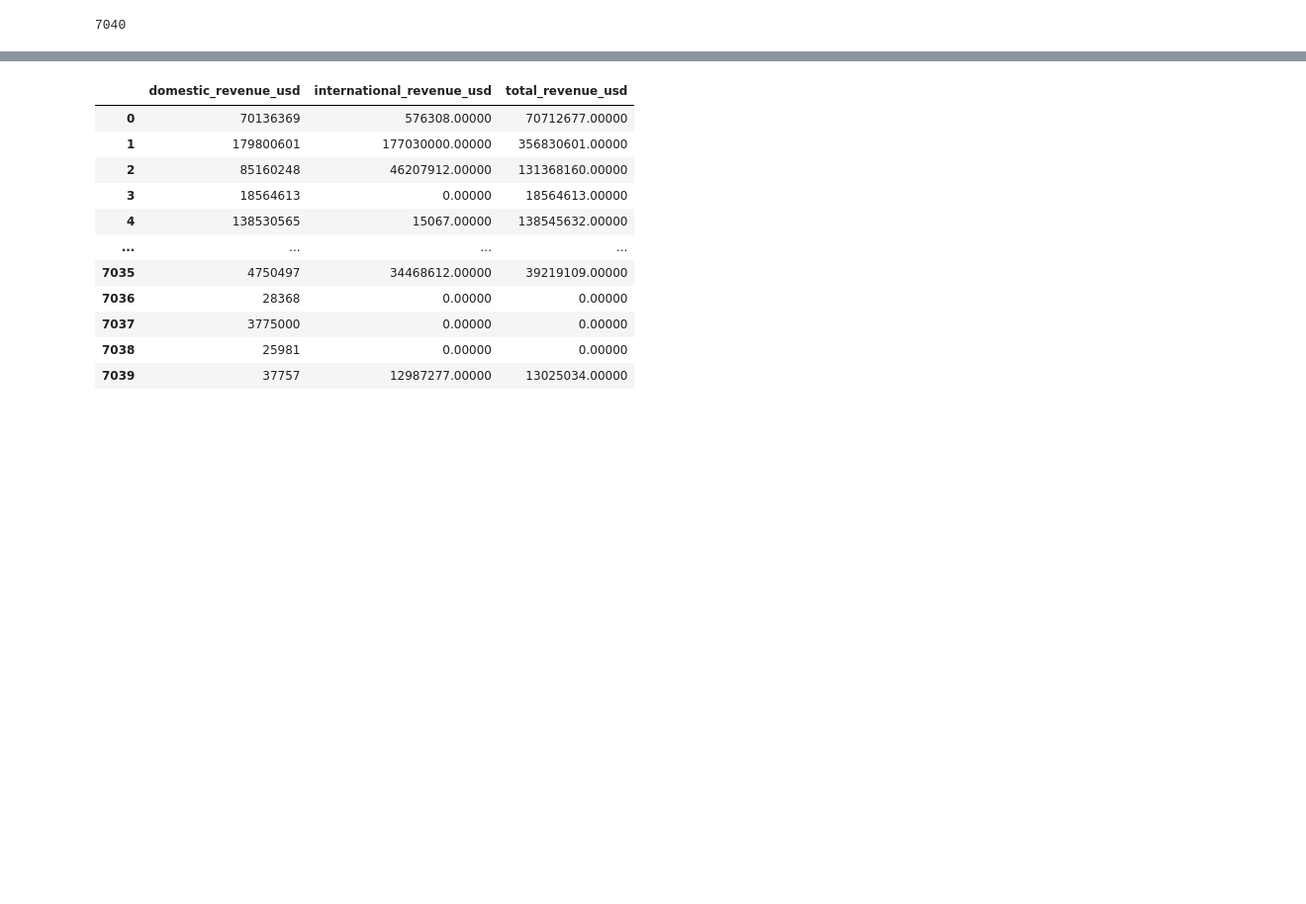
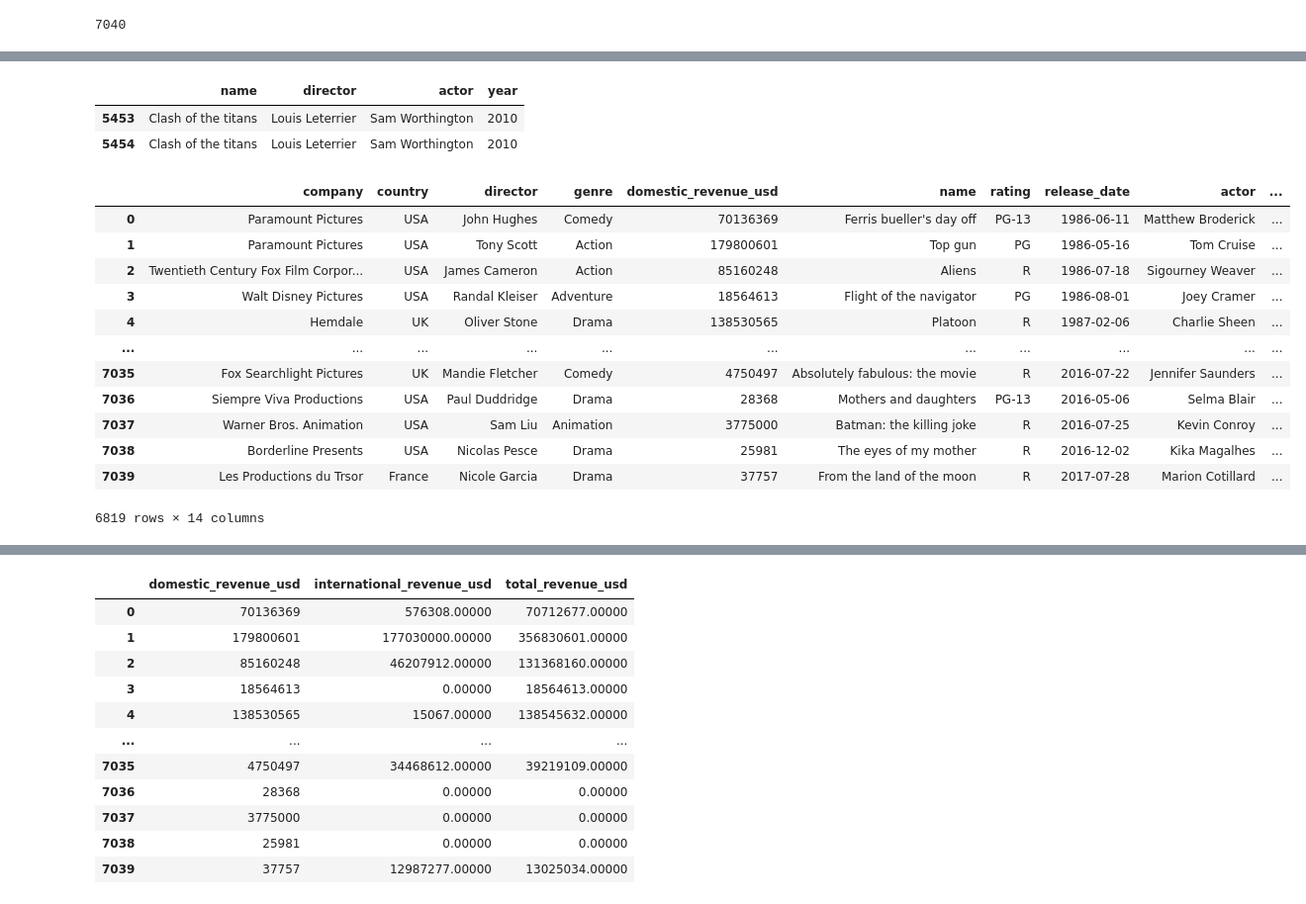
Before and after one commit to IrinaUX/Group7-ETL-Project, a Jupyter notebook: ETL_final.ipynb, the cells around one changed output, grey strips where cells are left out. Shown: that part at 99% size. Saved outputs shown, nothing was run; the diff lists cells and outputs as text; code cells hidden in the pictures; blank space fills up the shorter version.

```diff
--- a/ETL_final.ipynb
+++ b/ETL_final.ipynb
@@ -428,0 +456,26 @@ combined_gross_info['international_revenue_usd'] = \
+# %%
+# Get all the data for the duplicate movie
+dupl_df = temp_table.loc[movies["name"] == "Clash of the titans"]
+dupl_df
+# %% [output]
+|  | name | director | actor | year |
+| 5453 | Clash of the titans | Louis Leterrier | Sam Worthington | 2010 |
+| 5454 | Clash of the titans | Louis Leterrier | Sam Worthington | 2010 |
+# %%
+# Remove the duplicates
+clean_combined_df = combined_gross_info.drop_duplicates(subset=['name','director','year'], keep='first')
+clean_combined_df
+# %% [output]
+|  | company | country | director | genre | domestic_revenue_usd | name | rating | release_date | actor | ... |
+| 0 | Paramount Pictures | USA | John Hughes | Comedy | 70136369 | Ferris bueller's day off | PG-13 | 1986-06-11 | Matthew Broderick | ... |
+| 1 | Paramount Pictures | USA | Tony Scott | Action | 179800601 | Top gun | PG | 1986-05-16 | Tom Cruise | ... |
+| 2 | Twentieth Century Fox Film Corpor... | USA | James Cameron | Action | 85160248 | Aliens | R | 1986-07-18 | Sigourney Weaver | ... |
+| 3 | Walt Disney Pictures | USA | Randal Kleiser | Adventure | 18564613 | Flight of the navigator | PG | 1986-08-01 | Joey Cramer | ... |
+| 4 | Hemdale | UK | Oliver Stone | Drama | 138530565 | Platoon | R | 1987-02-06 | Charlie Sheen | ... |
+| ... | ... | ... | ... | ... | ... | ... | ... | ... | ... | ... |
+| 7035 | Fox Searchlight Pictures | UK | Mandie Fletcher | Comedy | 4750497 | Absolutely fabulous: the movie | R | 2016-07-22 | Jennifer Saunders | ... |
+| 7036 | Siempre Viva Productions | USA | Paul Duddridge | Drama | 28368 | Mothers and daughters | PG-13 | 2016-05-06 | Selma Blair | ... |
+| 7037 | Warner Bros. Animation | USA | Sam Liu | Animation | 3775000 | Batman: the killing joke | R | 2016-07-25 | Kevin Conroy | ... |
+| 7038 | Borderline Presents | USA | Nicolas Pesce | Drama | 25981 | The eyes of my mother | R | 2016-12-02 | Kika Magalhes | ... |
+| 7039 | Les Productions du Trsor | France | Nicole Garcia | Drama | 37757 | From the land of the moon | R | 2017-07-28 | Marion Cotillard | ... |
+6819 rows × 14 columns
```
Also changed, not shown: parts of 22 cells of this notebook, 1 other file.
